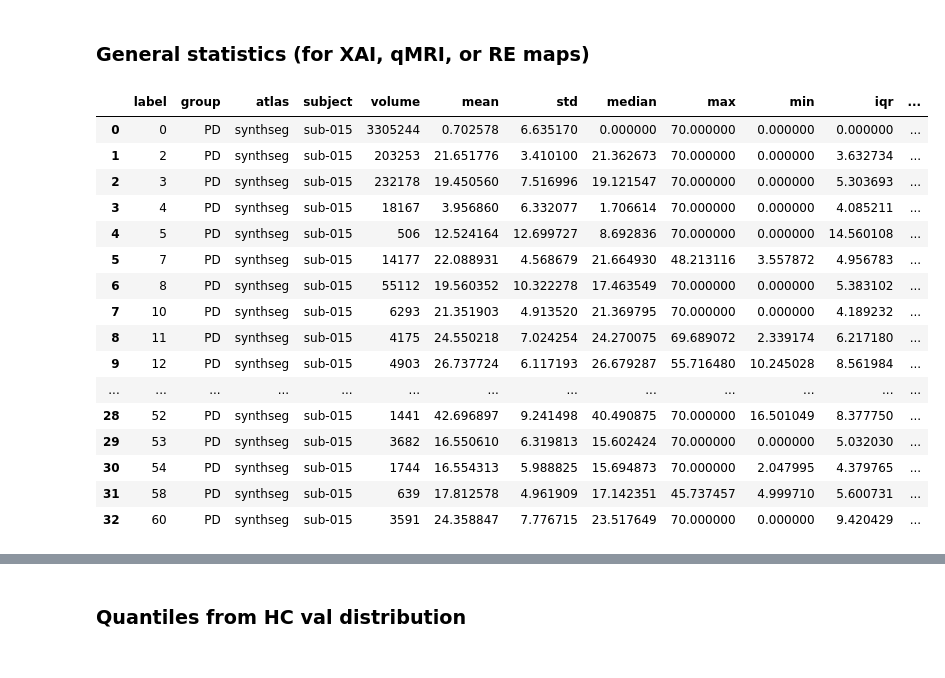
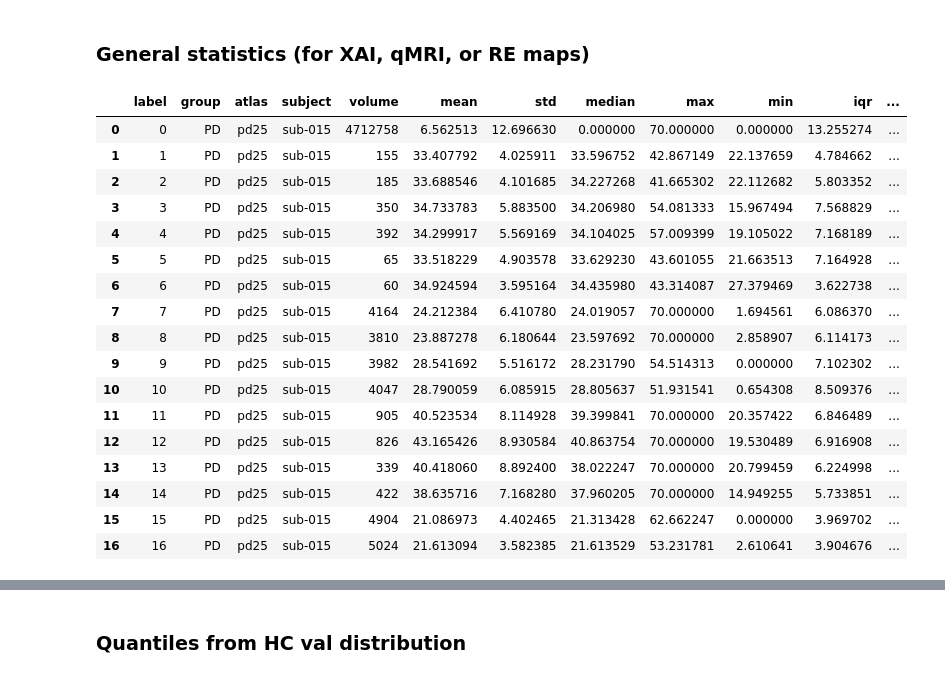
Before and after one commit to alexCortinaU/parkinson_classification, a Jupyter notebook: proc_xai_maps.ipynb, the cells around one changed output, grey strips where cells are left out. Saved outputs shown, nothing was run; the diff lists cells and outputs as text; code cells hidden in the pictures.

```diff
--- a/proc_xai_maps.ipynb
+++ b/proc_xai_maps.ipynb
@@ -66,29 +69,30 @@ def get_statistics_from_map(xai_map: np.ndarray, subject: str, group: str, atlas
 # %%
 subject = 'sub-015'
 # pilot_path = Path(f"/mrhome/alejandrocu/Documents/parkinson_classification/xai_outs/{subject}/occ_sens/4A_hMRI_R2s_WLS1_optim_adam_lr_0.01")
 # img_can = nib.load(str(pilot_path/'sub-015_R2s_WLS1_ps5_stride3_og_img.nii.gz')).get_fdata()
 img_can = nib.load(Path(f'/mnt/projects/7TPD/bids/derivatives/hMRI_acu/derivatives/hMRI/sub-015/Results/brain_masked/{subject}_ses-01prisma3t_echo-01_part-magnitude-acq-MToff_MPM_R2s_WLS1_w.nii')).get_fdata()
-df = get_statistics_from_map(img_can, subject, 'PD', atlas_type='synthseg')
+df = get_statistics_from_map(img_can, subject, 'PD', atlas_type='pd25')
 df['map_type'] = 'R2s'
 df
 # %% [output]
 |  | label | group | atlas | subject | volume | mean | std | median | max | min | iqr | ... |
-| 0 | 0 | PD | synthseg | sub-015 | 3305244 | 0.702578 | 6.635170 | 0.000000 | 70.000000 | 0.000000 | 0.000000 | ... |
-| 1 | 2 | PD | synthseg | sub-015 | 203253 | 21.651776 | 3.410100 | 21.362673 | 70.000000 | 0.000000 | 3.632734 | ... |
-| 2 | 3 | PD | synthseg | sub-015 | 232178 | 19.450560 | 7.516996 | 19.121547 | 70.000000 | 0.000000 | 5.303693 | ... |
-| 3 | 4 | PD | synthseg | sub-015 | 18167 | 3.956860 | 6.332077 | 1.706614 | 70.000000 | 0.000000 | 4.085211 | ... |
-| 4 | 5 | PD | synthseg | sub-015 | 506 | 12.524164 | 12.699727 | 8.692836 | 70.000000 | 0.000000 | 14.560108 | ... |
-| 5 | 7 | PD | synthseg | sub-015 | 14177 | 22.088931 | 4.568679 | 21.664930 | 48.213116 | 3.557872 | 4.956783 | ... |
-| 6 | 8 | PD | synthseg | sub-015 | 55112 | 19.560352 | 10.322278 | 17.463549 | 70.000000 | 0.000000 | 5.383102 | ... |
-| 7 | 10 | PD | synthseg | sub-015 | 6293 | 21.351903 | 4.913520 | 21.369795 | 70.000000 | 0.000000 | 4.189232 | ... |
-| 8 | 11 | PD | synthseg | sub-015 | 4175 | 24.550218 | 7.024254 | 24.270075 | 69.689072 | 2.339174 | 6.217180 | ... |
-| 9 | 12 | PD | synthseg | sub-015 | 4903 | 26.737724 | 6.117193 | 26.679287 | 55.716480 | 10.245028 | 8.561984 | ... |
-| ... | ... | ... | ... | ... | ... | ... | ... | ... | ... | ... | ... | ... |
-| 28 | 52 | PD | synthseg | sub-015 | 1441 | 42.696897 | 9.241498 | 40.490875 | 70.000000 | 16.501049 | 8.377750 | ... |
-| 29 | 53 | PD | synthseg | sub-015 | 3682 | 16.550610 | 6.319813 | 15.602424 | 70.000000 | 0.000000 | 5.032030 | ... |
-| 30 | 54 | PD | synthseg | sub-015 | 1744 | 16.554313 | 5.988825 | 15.694873 | 70.000000 | 2.047995 | 4.379765 | ... |
-| 31 | 58 | PD | synthseg | sub-015 | 639 | 17.812578 | 4.961909 | 17.142351 | 45.737457 | 4.999710 | 5.600731 | ... |
-| 32 | 60 | PD | synthseg | sub-015 | 3591 | 24.358847 | 7.776715 | 23.517649 | 70.000000 | 0.000000 | 9.420429 | ... |
+| 0 | 0 | PD | pd25 | sub-015 | 4712758 | 6.562513 | 12.696630 | 0.000000 | 70.000000 | 0.000000 | 13.255274 | ... |
+| 1 | 1 | PD | pd25 | sub-015 | 155 | 33.407792 | 4.025911 | 33.596752 | 42.867149 | 22.137659 | 4.784662 | ... |
+| 2 | 2 | PD | pd25 | sub-015 | 185 | 33.688546 | 4.101685 | 34.227268 | 41.665302 | 22.112682 | 5.803352 | ... |
+| 3 | 3 | PD | pd25 | sub-015 | 350 | 34.733783 | 5.883500 | 34.206980 | 54.081333 | 15.967494 | 7.568829 | ... |
+| 4 | 4 | PD | pd25 | sub-015 | 392 | 34.299917 | 5.569169 | 34.104025 | 57.009399 | 19.105022 | 7.168189 | ... |
+| 5 | 5 | PD | pd25 | sub-015 | 65 | 33.518229 | 4.903578 | 33.629230 | 43.601055 | 21.663513 | 7.164928 | ... |
+| 6 | 6 | PD | pd25 | sub-015 | 60 | 34.924594 | 3.595164 | 34.435980 | 43.314087 | 27.379469 | 3.622738 | ... |
+| 7 | 7 | PD | pd25 | sub-015 | 4164 | 24.212384 | 6.410780 | 24.019057 | 70.000000 | 1.694561 | 6.086370 | ... |
+| 8 | 8 | PD | pd25 | sub-015 | 3810 | 23.887278 | 6.180644 | 23.597692 | 70.000000 | 2.858907 | 6.114173 | ... |
+| 9 | 9 | PD | pd25 | sub-015 | 3982 | 28.541692 | 5.516172 | 28.231790 | 54.514313 | 0.000000 | 7.102302 | ... |
+| 10 | 10 | PD | pd25 | sub-015 | 4047 | 28.790059 | 6.085915 | 28.805637 | 51.931541 | 0.654308 | 8.509376 | ... |
+| 11 | 11 | PD | pd25 | sub-015 | 905 | 40.523534 | 8.114928 | 39.399841 | 70.000000 | 20.357422 | 6.846489 | ... |
+| 12 | 12 | PD | pd25 | sub-015 | 826 | 43.165426 | 8.930584 | 40.863754 | 70.000000 | 19.530489 | 6.916908 | ... |
+| 13 | 13 | PD | pd25 | sub-015 | 339 | 40.418060 | 8.892400 | 38.022247 | 70.000000 | 20.799459 | 6.224998 | ... |
+| 14 | 14 | PD | pd25 | sub-015 | 422 | 38.635716 | 7.168280 | 37.960205 | 70.000000 | 14.949255 | 5.733851 | ... |
+| 15 | 15 | PD | pd25 | sub-015 | 4904 | 21.086973 | 4.402465 | 21.313428 | 62.662247 | 0.000000 | 3.969702 | ... |
+| 16 | 16 | PD | pd25 | sub-015 | 5024 | 21.613094 | 3.582385 | 21.613529 | 53.231781 | 2.610641 | 3.904676 | ... |
 # %%
 # stats per qMRI map
 root_dir = Path('/mnt/projects/7TPD/bids/derivatives/hMRI_acu/derivatives/hMRI')
```
Also changed, not shown: parts of 35 cells of this notebook.
